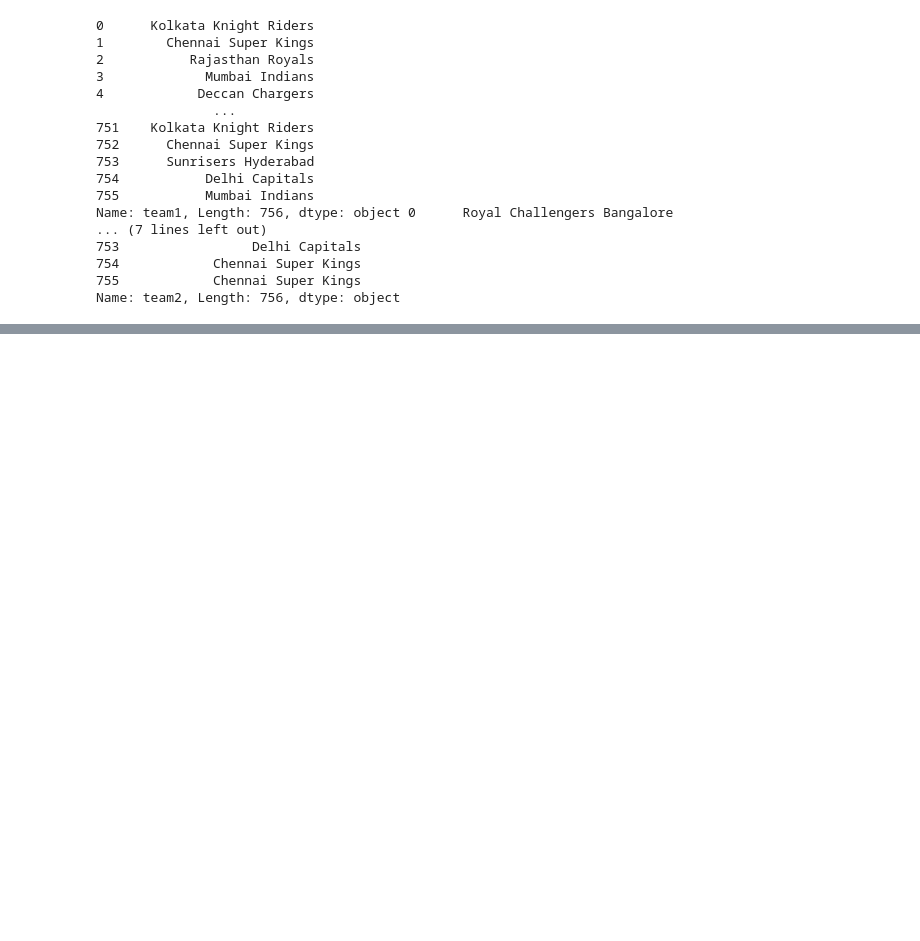
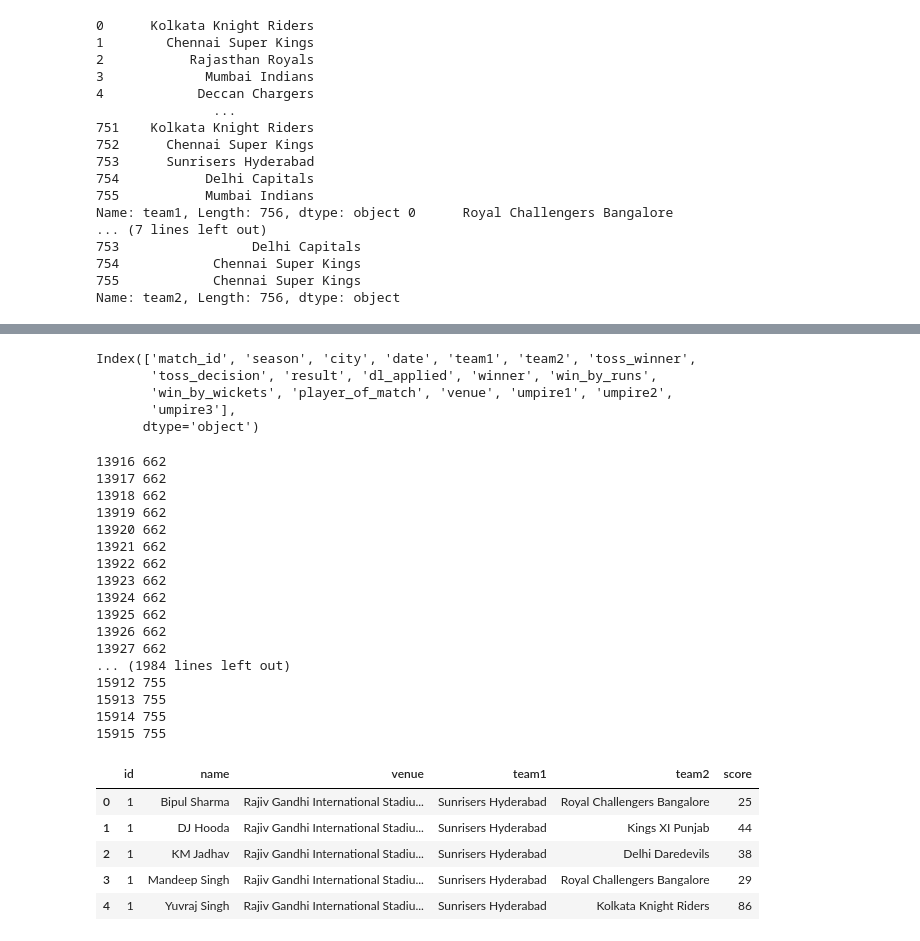
Before and after one commit to trigger007/IPL-kaggle, a Jupyter notebook: train.ipynb, the cells around one changed output, grey strips where cells are left out. Cells and saved outputs as stored; diff of their text form; code cells hidden in the pictures; blank space fills up the shorter version.

```diff
--- a/train.ipynb
+++ b/train.ipynb
@@ -94,3 +90,9 @@ Name: team1, Length: 756, dtype: object 0      Royal Challengers Bangalore
 754            Chennai Super Kings
 755            Chennai Super Kings
 Name: team2, Length: 756, dtype: object
+# %%
+train=pd.DataFrame()
+train['id']=df['Idm']
+train['name']=df['Name']
+#train['score']=df['Total Points']
+train.head()
@@ -96,0 +106,44 @@ Name: team2, Length: 756, dtype: object
+# %%
+print(df2.columns)
+train["team1"]=""
+train["team2"]=""
+train["venue"]=""
+# %% [output]
+Index(['match_id', 'season', 'city', 'date', 'team1', 'team2', 'toss_winner',
+       'toss_decision', 'result', 'dl_applied', 'winner', 'win_by_runs',
+       'win_by_wickets', 'player_of_match', 'venue', 'umpire1', 'umpire2',
+       'umpire3'],
+      dtype='object')
+# %%
+for i in range(len(df)):
+    for j in range(len(df2)):
+        if int(train['id'][i])==int(df2["match_id"][j]):
+            print(i,j)
+            train["venue"][i]=df2["venue"][j]
+            train['team1'][i]=df2['team1'][j]
+train['score']=df['Total Points']
+train.head()
+# %% [output]
+13916 662
+13917 662
+13918 662
+13919 662
+13920 662
+13921 662
+13922 662
+13923 662
+13924 662
+13925 662
+13926 662
+13927 662
+... (1984 lines left out)
+15912 755
+15913 755
+15914 755
+15915 755
+|  | id | name | venue | team1 | team2 | score |
+| 0 | 1 | Bipul Sharma | Rajiv Gandhi International Stadiu... | Sunrisers Hyderabad | Royal Challengers Bangalore | 25 |
+| 1 | 1 | DJ Hooda | Rajiv Gandhi International Stadiu... | Sunrisers Hyderabad | Kings XI Punjab | 44 |
+| 2 | 1 | KM Jadhav | Rajiv Gandhi International Stadiu... | Sunrisers Hyderabad | Delhi Daredevils | 38 |
+| 3 | 1 | Mandeep Singh | Rajiv Gandhi International Stadiu... | Sunrisers Hyderabad | Royal Challengers Bangalore | 29 |
+| 4 | 1 | Yuvraj Singh | Rajiv Gandhi International Stadiu... | Sunrisers Hyderabad | Kolkata Knight Riders | 86 |
```
Also changed, not shown: parts of 3 cells of this notebook, 1 other file.
